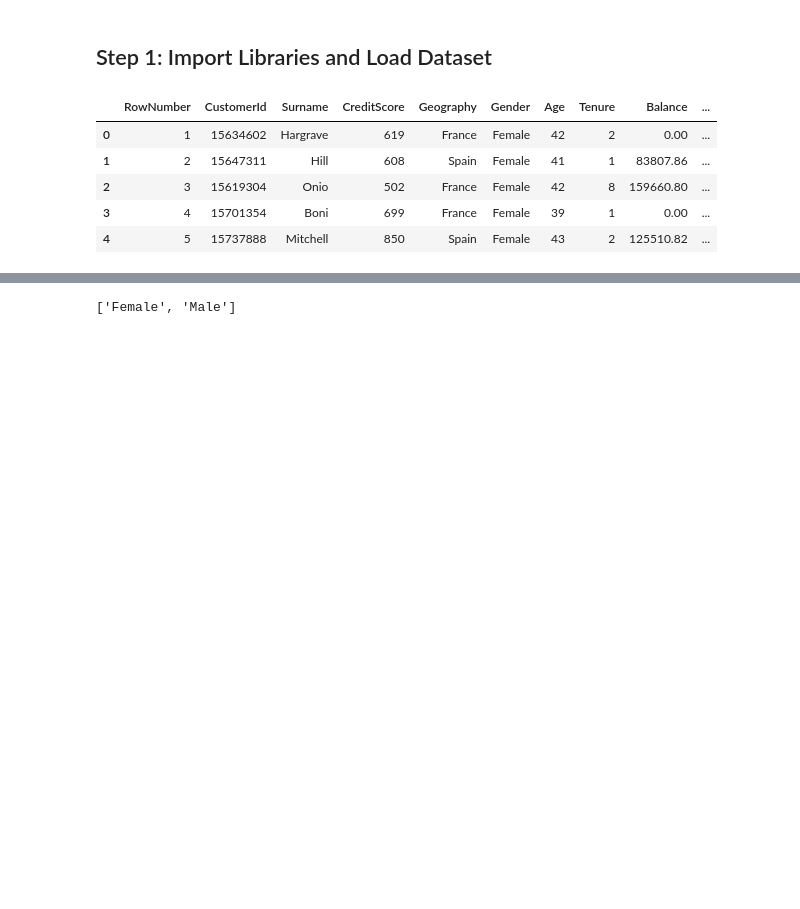
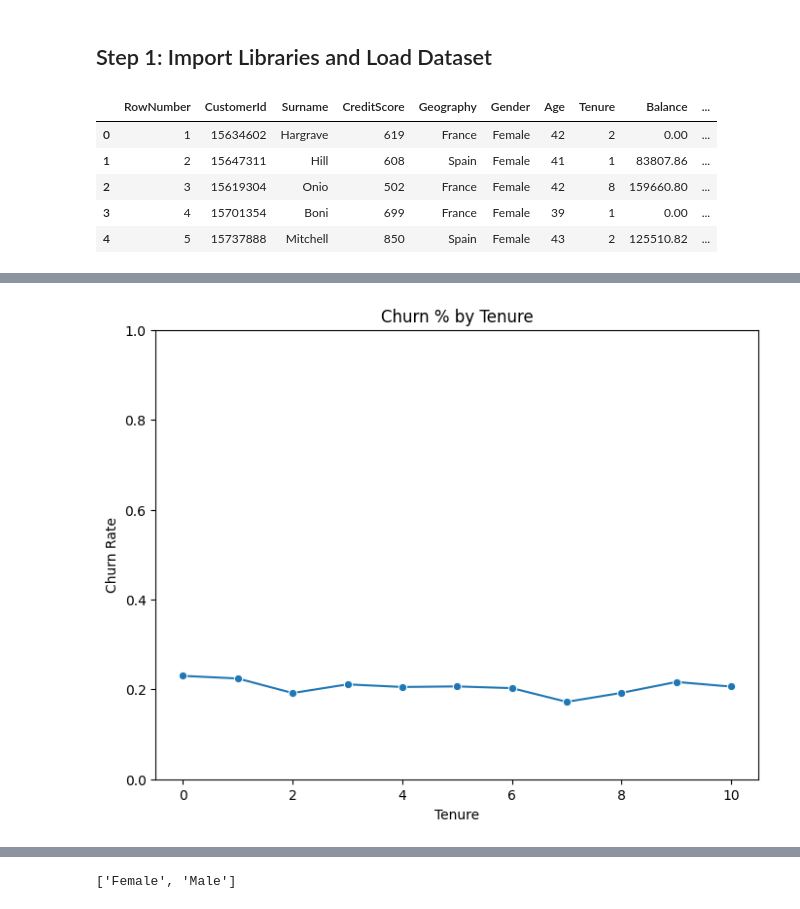
Before and after one commit to Student-cmd-art/ANN-Classification-Churn, a Jupyter notebook: annproject.ipynb, the cells around one changed output, grey strips where cells are left out. Saved outputs shown, nothing was run; the diff lists cells and outputs as text; code cells hidden in the pictures; blank space fills up the shorter version.

```diff
--- a/annproject.ipynb
+++ b/annproject.ipynb
@@ -33,3 +61,13 @@ We remove irrelevant columns, encode categorical variables, and scale numerical
+# %%
+tenure_churn = data.groupby('Tenure')['Exited'].mean().reset_index()
+plt.figure(figsize=(8,6))
+sns.lineplot(data=tenure_churn, x='Tenure', y='Exited', marker='o')
+plt.ylabel('Churn Rate')
+plt.title('Churn % by Tenure')
+plt.ylim(0,1)
+plt.show()
+# %% [output]
+[figure, added]
 # %%
 #Drop RowNumber, CustomerId, and Surname since they are identifiers and don’t help in prediction
 data.drop(columns = ['RowNumber', 'CustomerId', 'Surname'], axis = 1, inplace = True)
```
Also changed, not shown: parts of 16 cells of this notebook, 1 other file.
